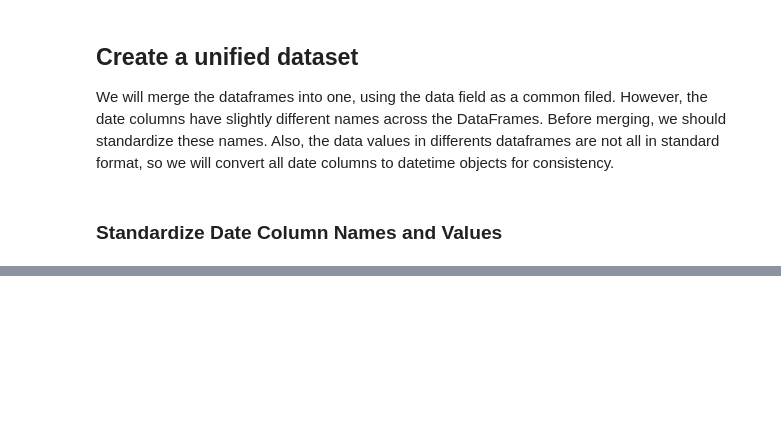
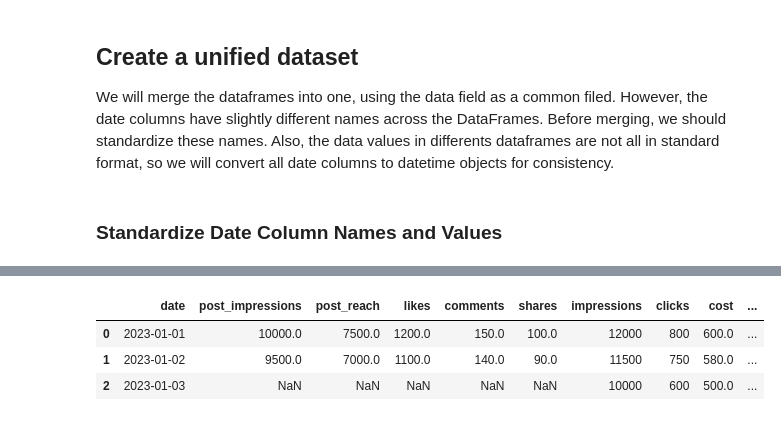
Before and after one commit to ProgressBG-Python-Course/ProgressBG-Python-Digitall-Slides, a Jupyter notebook: pages/themes/BulkMappingUpdateWithPython/examples/MarketingPerformanceDashboardUpdate/MarketingPerformanceDashboardUpdate.ipynb, the cells around one changed output, grey strips where cells are left out. Saved outputs shown, nothing was run; the diff lists cells and outputs as text; code cells hidden in the pictures; blank space fills up the shorter version.

```diff
--- a/pages/themes/BulkMappingUpdateWithPython/examples/MarketingPerformanceDashboardUpdate/MarketingPerformanceDashboardUpdate.ipynb
+++ b/pages/themes/BulkMappingUpdateWithPython/examples/MarketingPerformanceDashboardUpdate/MarketingPerformanceDashboardUpdate.ipynb
@@ -274,0 +284,12 @@ merged_df
+# %%
+# List of columns to drop
+columns_to_drop = ['page_id', 'campaignId', 'ga:date', 'date_sent', 'id']
+
+# Drop the columns
+merged_df = merged_df.drop(columns=columns_to_drop, errors='ignore')
+merged_df
+# %% [output]
+|  | date | post_impressions | post_reach | likes | comments | shares | impressions | clicks | cost | ... |
+| 0 | 2023-01-01 | 10000.0 | 7500.0 | 1200.0 | 150.0 | 100.0 | 12000 | 800 | 600.0 | ... |
+| 1 | 2023-01-02 | 9500.0 | 7000.0 | 1100.0 | 140.0 | 90.0 | 11500 | 750 | 580.0 | ... |
+| 2 | 2023-01-03 | NaN | NaN | NaN | NaN | NaN | 10000 | 600 | 500.0 | ... |
```
Also changed, not shown: parts of 4 cells of this notebook, 1 other file.
